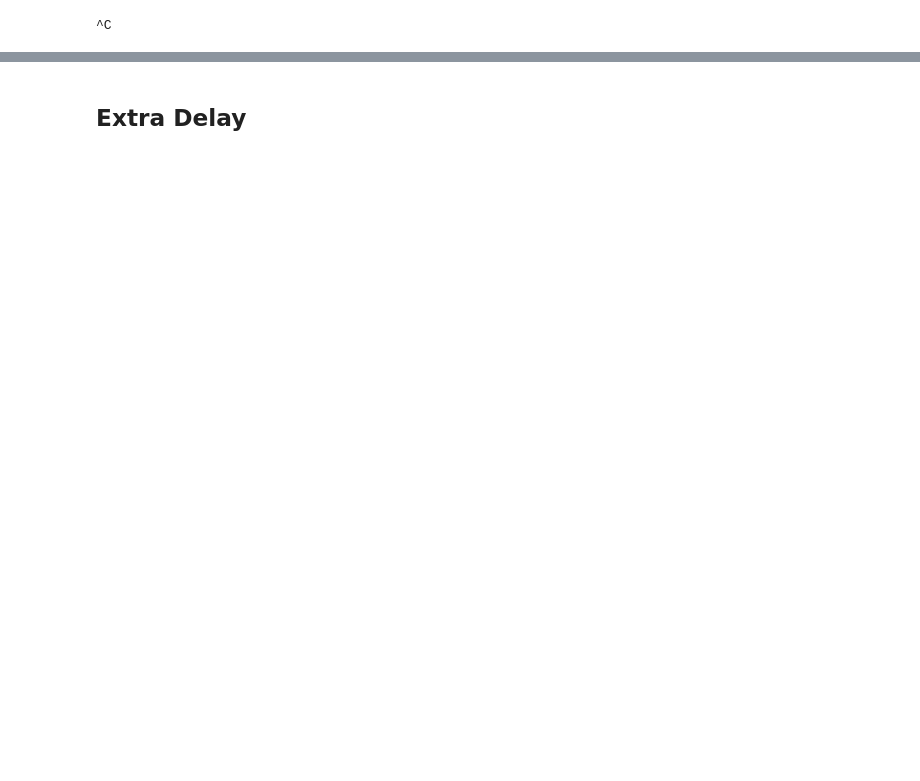
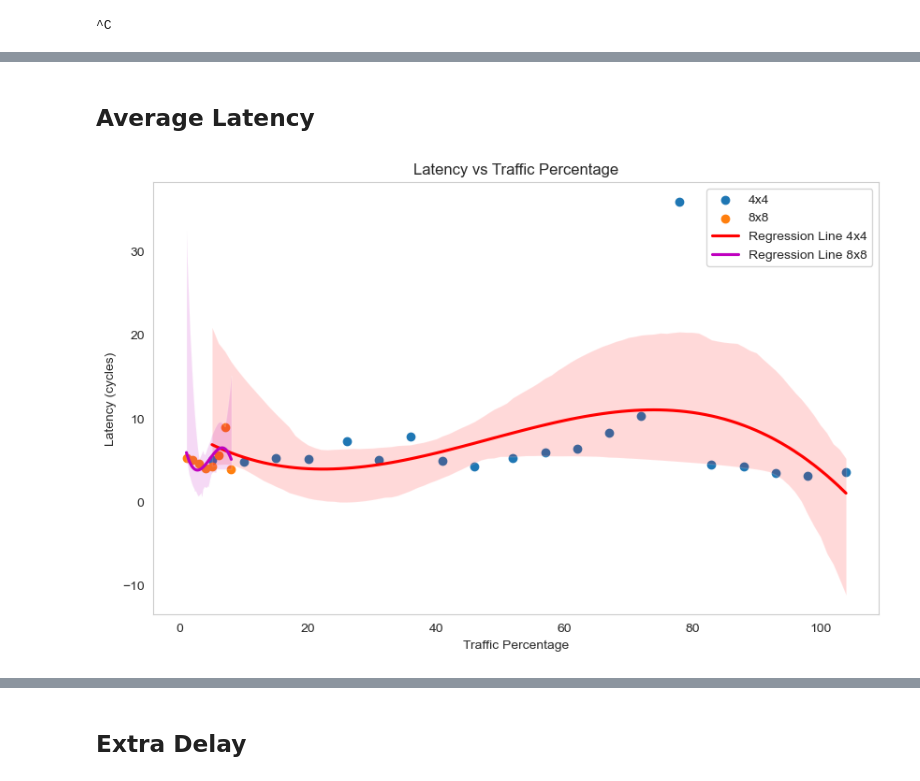
Before and after one commit to igorgallon/MCTOR, a Jupyter notebook: noc_simulator/statistics.ipynb, the cells around one changed output, grey strips where cells are left out. Cells and saved outputs as stored; diff of their text form; code cells hidden in the pictures; blank space fills up the shorter version.

```diff
--- a/noc_simulator/statistics.ipynb
+++ b/noc_simulator/statistics.ipynb
@@ -12,0 +93,39 @@ m = pd.read_csv("simulation_results/metrics_20250913_124425.csv")
+# %% [markdown]
+## Average Latency
+# %%
+routed_flits_m4 = m4[m4['type'] == 'packet_routed'].groupby(['execution_id', 'packet_id']).sum()['weight'].reset_index(name='sum_flits')
+routed_flits_m8 = m8[m8['type'] == 'packet_routed'].groupby(['execution_id', 'packet_id']).sum()['weight'].reset_index(name='sum_flits')
+arrived_flits_m4 = m4[m4['type'] == 'packet_arrived'].groupby(['execution_id', 'packet_id']).sum()['weight'].reset_index(name='arrived_flits')
+arrived_flits_m8 = m8[m8['type'] == 'packet_arrived'].groupby(['execution_id', 'packet_id']).sum()['weight'].reset_index(name='arrived_flits')
+
+latency_m4 = pd.merge(routed_flits_m4, arrived_flits_m4, on=['execution_id','packet_id'])
+latency_m8 = pd.merge(routed_flits_m8, arrived_flits_m8, on=['execution_id','packet_id'])
+
+latency_m4['latency'] = latency_m4['sum_flits'] / latency_m4['arrived_flits']
+latency_m8['latency'] = latency_m8['sum_flits'] / latency_m8['arrived_flits']
+# Get the average latency
+latency_m4['latency'] = latency_m4.groupby('execution_id').agg(
+    mean_latency=('latency', 'mean')
+)
+latency_m8['latency'] = latency_m8.groupby('execution_id').agg(
+    mean_latency=('latency', 'mean')
+)
+
+plt.figure(figsize=(10, 6))
+
+plt.scatter(latency_m4.index, latency_m4['latency'], marker='o', label='4x4')
+plt.scatter(latency_m8.index, latency_m8['latency'], marker='o', label='8x8')
+# plt.scatter(throughput8.index, throughput8['throughput'], marker='o', label='8x8')
+# Regression line (order 1 = linear)
+sns.regplot(x=latency_m4.index, y=latency_m4['latency'], scatter=False, order=3, color='r', label='Regression Line 4x4')
+sns.regplot(x=latency_m8.index, y=latency_m8['latency'], scatter=False, order=3, color='m', label='Regression Line 8x8')
+# sns.regplot(x=throughput8.index, y=throughput8['throughput'], scatter=False, order=3, color='m', label='Regression Line 8x8')
+
+plt.title('Latency vs Traffic Percentage')
+plt.xlabel('Traffic Percentage')
+plt.ylabel('Latency (cycles)')
+plt.legend()
+plt.grid()
+plt.show()
+# %% [output]
+[figure, added]
```
Also changed, not shown: parts of 21 cells of this notebook, 9 other files.
